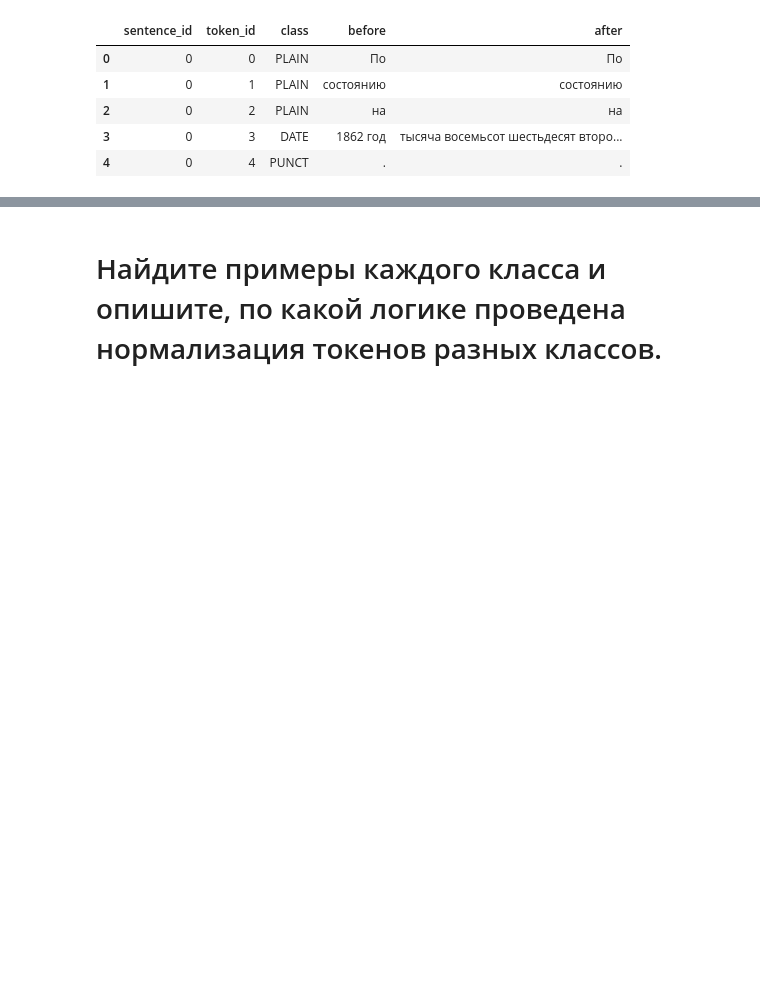
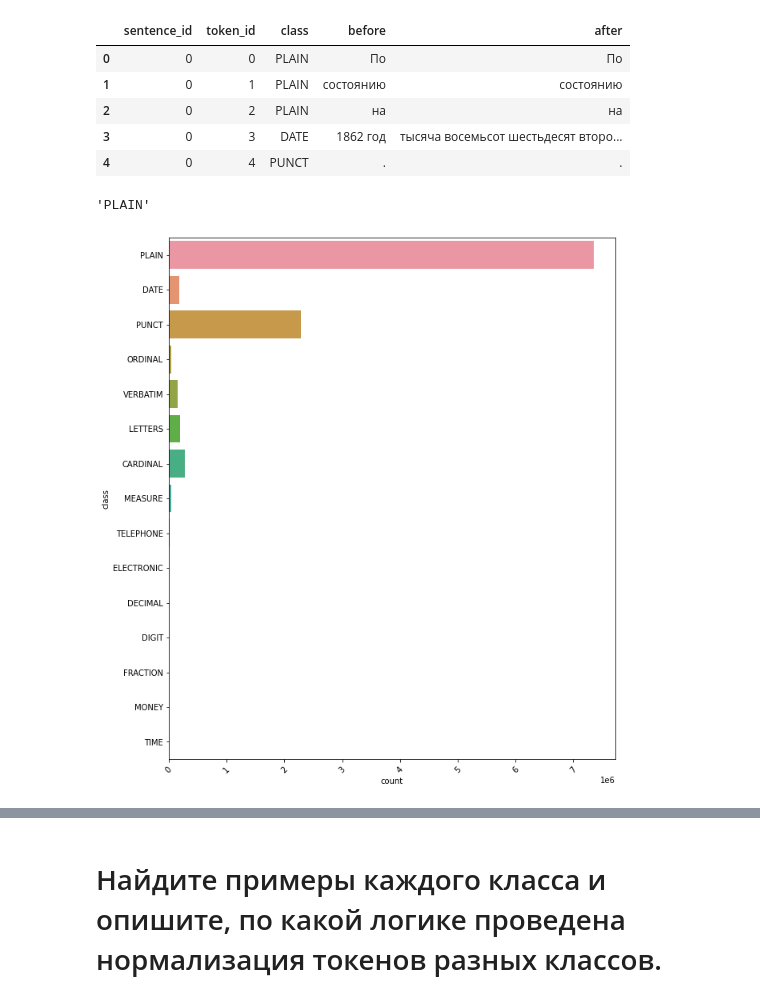
Before and after one commit to iKintosh/MIPT2020_NLP_HW, a Jupyter notebook: HW3/EDA.ipynb, the cells around one changed output, grey strips where cells are left out. Drawn from its saved outputs; the diff is of its cells as text; code cells hidden in the pictures; blank space fills up the shorter version.

```diff
--- a/HW3/EDA.ipynb
+++ b/HW3/EDA.ipynb
@@ -12,8 +17,19 @@ train.head()
 | 2 | 0 | 2 | PLAIN | на | на |
 | 3 | 0 | 3 | DATE | 1862 год | тысяча восемьсот шестьдесят второ... |
 | 4 | 0 | 4 | PUNCT | . | . |
+# %%
+train.loc[0]['class']
+# %% [output]
+'PLAIN'
 # %%
 classes = train['class'].unique()
+# %%
+fig, ax = plt.subplots(1,1, figsize=(10,12))
+count_classes_fig = sns.countplot(y="class", data=train, ax=ax)
+for item in count_classes_fig.get_xticklabels():
+    item.set_rotation(45)
+# %% [output]
+[figure, added]
 # %%
 for c in classes:
     print(train[train['class'] == c].tail(10).to_markdown())
```
Also changed, not shown: parts of 8 cells of this notebook, 1 other file.
